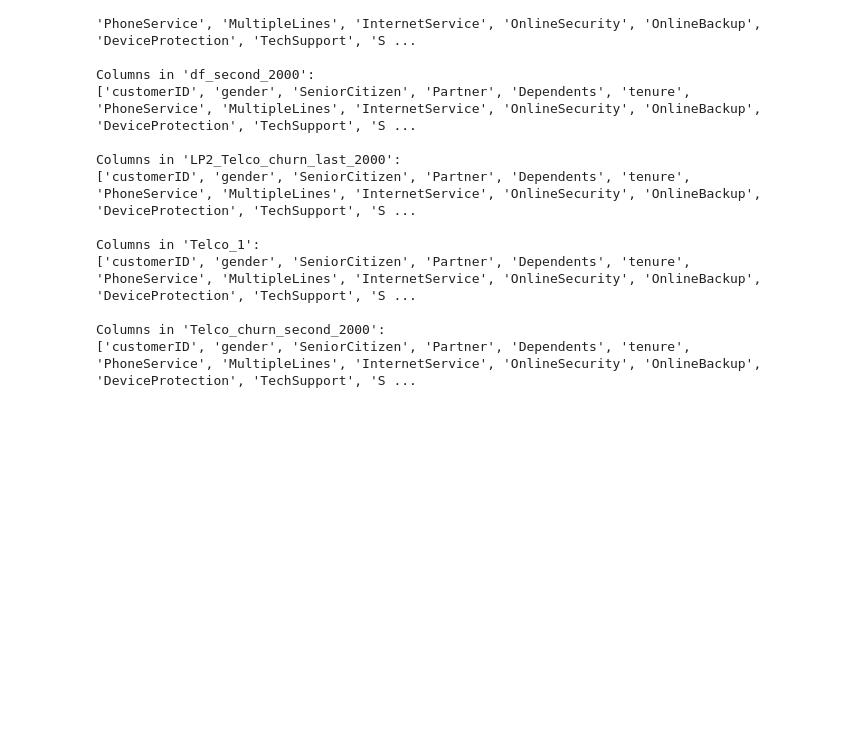
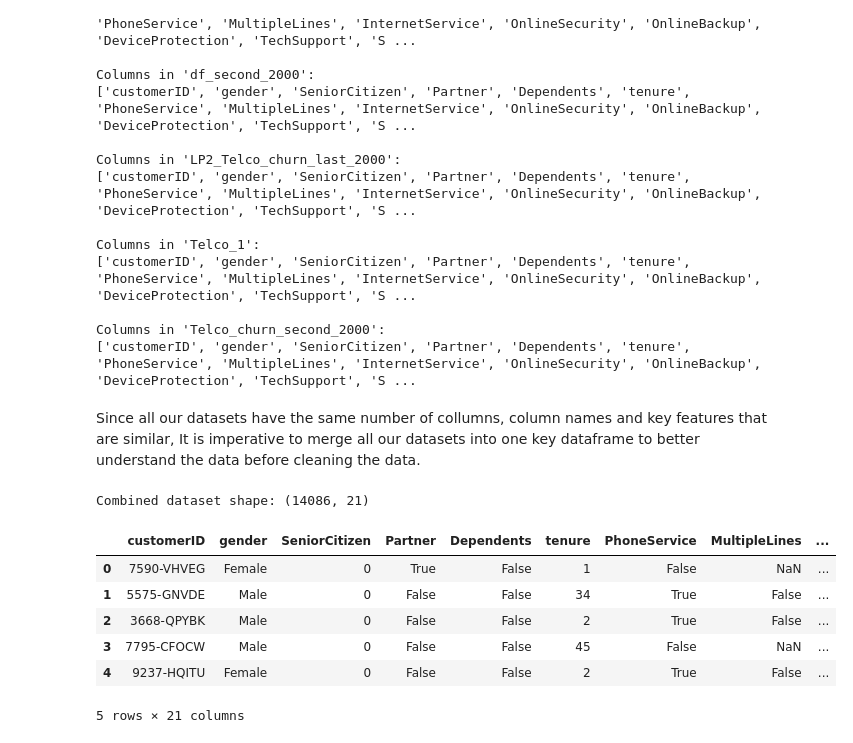
Before and after one commit to ericrono/CUSTOMER-CHURN-PREDICTION-USING-ML, a Jupyter notebook: notebook.ipynb, the cells around one changed output. Saved outputs shown, nothing was run; the diff lists cells and outputs as text; code cells hidden in the pictures; blank space fills up the shorter version.

```diff
--- a/notebook.ipynb
+++ b/notebook.ipynb
@@ -246,0 +256,2 @@ Columns in 'Telco_churn_second_2000':
+# %% [markdown]
+Since all our datasets have the same number of collumns, column names and key features that are similar, It is imperative to merge all our datasets into one key dataframe to better understand the data before cleaning the data.
@@ -246,0 +261,15 @@ Columns in 'Telco_churn_second_2000':
+# %%
+# Check the number of rows and columns
+print(f"Combined dataset shape: {df_merged.shape}")
+
+# Preview the top few rows
+df_merged.head()
+# %% [output]
+Combined dataset shape: (14086, 21)
+|  | customerID | gender | SeniorCitizen | Partner | Dependents | tenure | PhoneService | MultipleLines | ... |
+| 0 | 7590-VHVEG | Female | 0 | True | False | 1 | False | NaN | ... |
+| 1 | 5575-GNVDE | Male | 0 | False | False | 34 | True | False | ... |
+| 2 | 3668-QPYBK | Male | 0 | False | False | 2 | True | False | ... |
+| 3 | 7795-CFOCW | Male | 0 | False | False | 45 | False | NaN | ... |
+| 4 | 9237-HQITU | Female | 0 | False | False | 2 | True | False | ... |
+5 rows × 21 columns
```
Also changed, not shown: parts of 9 cells of this notebook.
